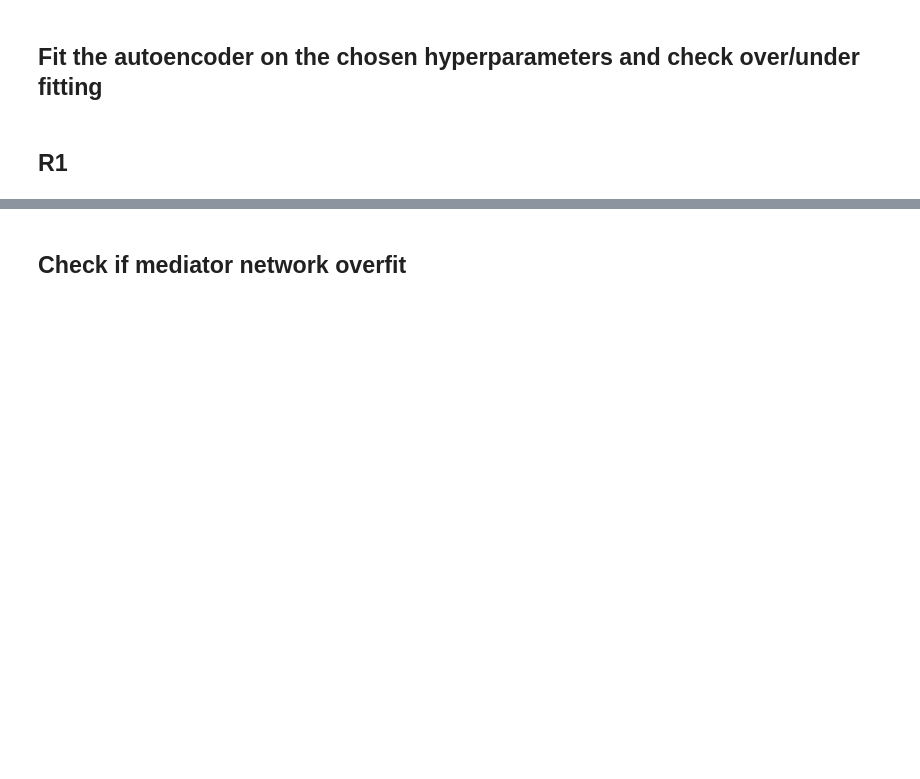
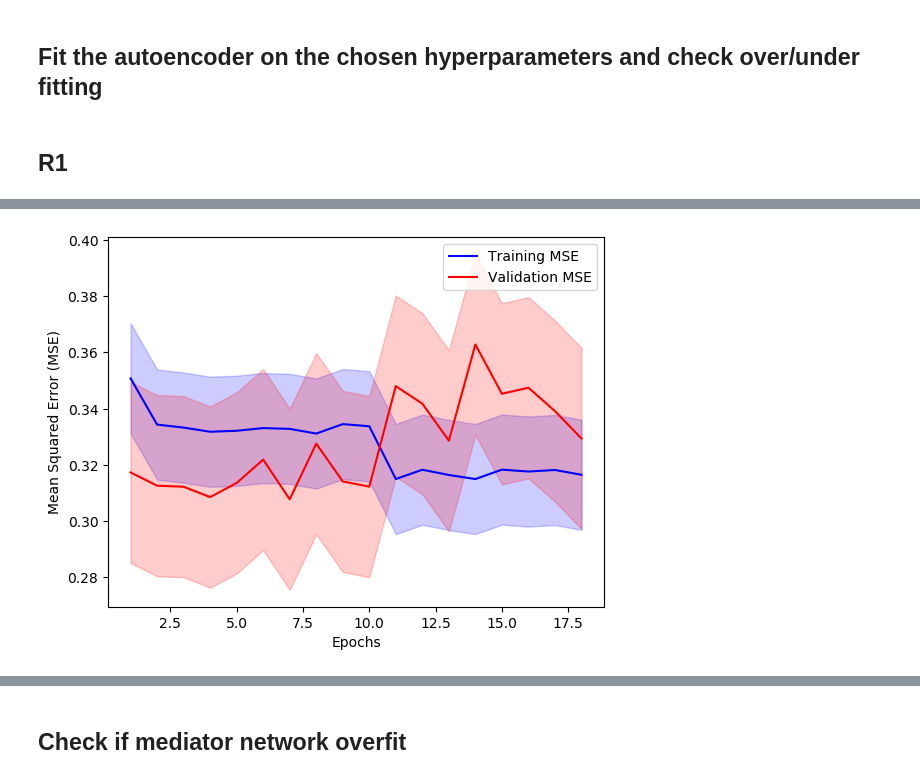
Before and after one commit to amiira-e/fyp, a Jupyter notebook: Q-Learning.ipynb, the cells around one changed output, grey strips where cells are left out. Drawn from its saved outputs; the diff is of its cells as text; code cells hidden in the pictures; blank space fills up the shorter version.

```diff
--- a/Q-Learning.ipynb
+++ b/Q-Learning.ipynb
@@ -1220,0 +1054,93 @@ plt.show()
+# %%
+import matplotlib.pyplot as plt
+from keras.layers import Input, Dense
+from keras.models import Model
+from keras.optimizers import Adam
+from sklearn.model_selection import KFold
+import numpy as np
+from keras import regularizers
+from keras.callbacks import EarlyStopping
+
+# Define the autoencoder architecture
+input_dim = X_train_resampled_final.shape[1]
+encoding_dim = 25
+decoding_dim = 10
+
+input_layer = Input(shape=(input_dim,))
+#hidden_layer = Dense(encoding_dim, activation='relu')(input_layer)
+
+# Add L1 regularization to the hidden layer
+hidden_layer = Dense(encoding_dim, activation='relu', kernel_regularizer=regularizers.l1(0.015))(input_layer)
+
+output_layer = Dense(decoding_dim, activation='sigmoid')(hidden_layer)
+
+# Define the optimizer with the desired learning rate
+#opt = Adam(lr= 0.00874103303583597)
+opt = Adam(lr= 0.01)
+# Define the autoencoder model
+autoencoder = Model(inputs=input_layer, outputs=output_layer)
+#autoencoder.compile(optimizer='adam', loss='mse')
+autoencoder.compile(optimizer=opt, loss='mse')
+
+# Define the number of folds for cross-validation
+n_splits = 2
+kf = KFold(n_splits=n_splits,shuffle=True,random_state=18)
+
+# Define lists to store the MSE of training and validation sets for each fold
+train_mse = []
+val_mse = []
+recon_errors = []
+
+
+# Loop over each fold
+for train_index, val_index in kf.split(X_train_resampled_final):
+
+    # Split the data into training and validation sets for the current fold
+    X_train_fold, X_val_fold = X_train_resampled_final[train_index], X_train_resampled_final[val_index]
+
+    early_stopping = EarlyStopping(monitor='val_loss', patience=5)
+
+    # Fit the autoencoder on the training set for the current fold
+    history = autoencoder.fit(X_train_fold, X_train_fold, epochs=10, batch_size=32, verbose=0, validation_data=(X_val_fold, X_val_fold),callbacks=[early_stopping])
+
+    # Append the MSE of training and validation sets for the current fold to the lists
+    train_mse.append(history.history['loss'])
+    val_mse.append(history.history['val_loss'])
+
+    # compute the reconstruction error for the test data
+    recon_error = autoencoder.evaluate(X_test, X_test, verbose=0)
+    recon_errors.append(recon_error)
+
+# Calculate the mean and standard deviation of MSE for training and validation sets across all folds
+# mean_train_mse = np.mean(train_mse, axis=0)
+# std_train_mse = np.std(train_mse, axis=0)
+# mean_val_mse = np.mean(val_mse, axis=0)
+# std_val_mse = np.std(val_mse, axis=0)
+# Calculate the mean and standard deviation of MSE for training and validation sets across all folds
+mean_train_mse = np.mean(train_mse, axis=0)
+#std_train_mse = np.std(np.array(train_mse), axis=0)
+std_train_mse = np.std(np.concatenate(train_mse), axis=0)
+
+mean_val_mse = np.mean(val_mse, axis=0)
+#std_val_mse = np.std(np.array(val_mse), axis=0)
+std_val_mse = np.std(np.concatenate(val_mse), axis=0)
+
+
+# Plot the MSE of training and validation sets against the number of epochs
+epochs = range(1, len(mean_train_mse)+1)
+plt.plot(epochs, mean_train_mse, 'b', label='Training MSE')
+plt.fill_between(epochs, mean_train_mse - std_train_mse, mean_train_mse + std_train_mse, alpha=0.2, color='b')
+plt.plot(epochs, mean_val_mse, 'r', label='Validation MSE')
+plt.fill_between(epochs, mean_val_mse - std_val_mse, mean_val_mse + std_val_mse, alpha=0.2, color='r')
+plt.xlabel('Epochs')
+plt.ylabel('Mean Squared Error (MSE)')
+plt.legend()
+plt.show()
+
+# plot the distribution of reconstruction errors
+plt.hist(recon_errors, bins=5)
+plt.xlabel('Reconstruction Error')
+plt.ylabel('Frequency')
+plt.title('Distribution of Reconstruction Errors')
+plt.show()
+# %% [output]
@@ -1220,0 +1163 @@ plt.show()
+[figure, added]
```
Also changed, not shown: parts of 17 cells of this notebook.
